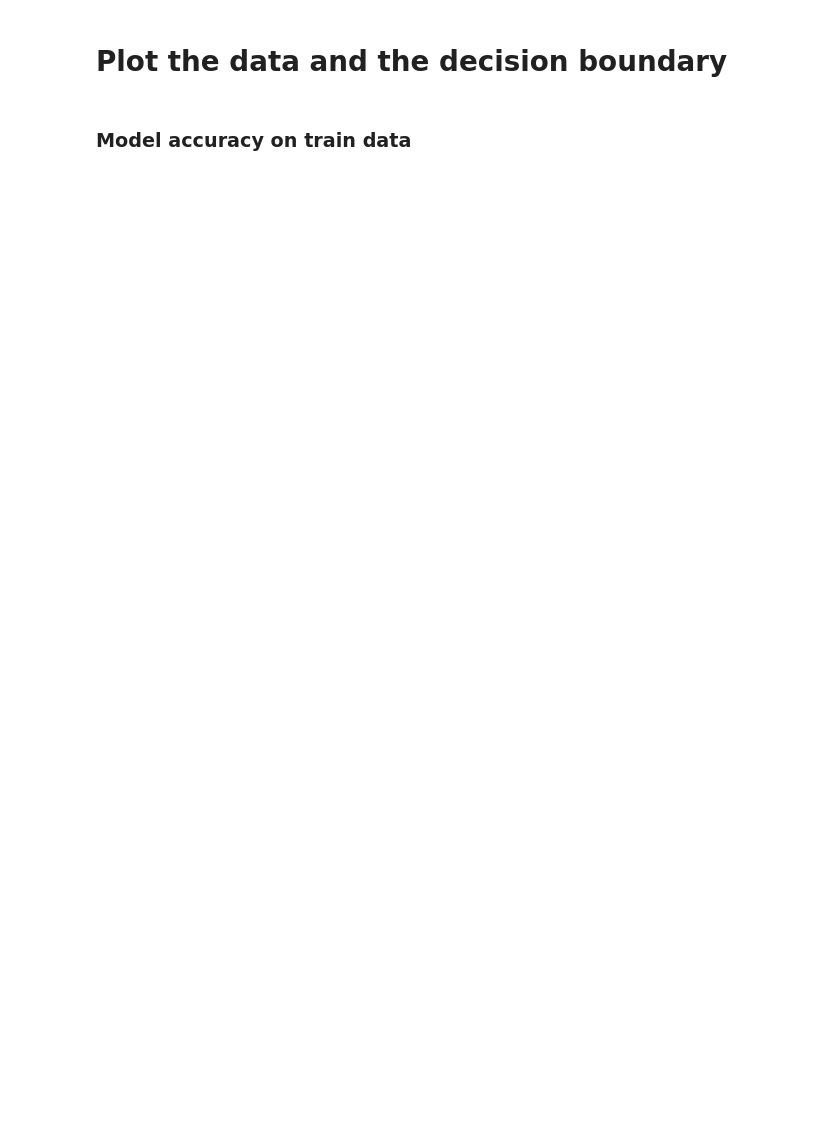
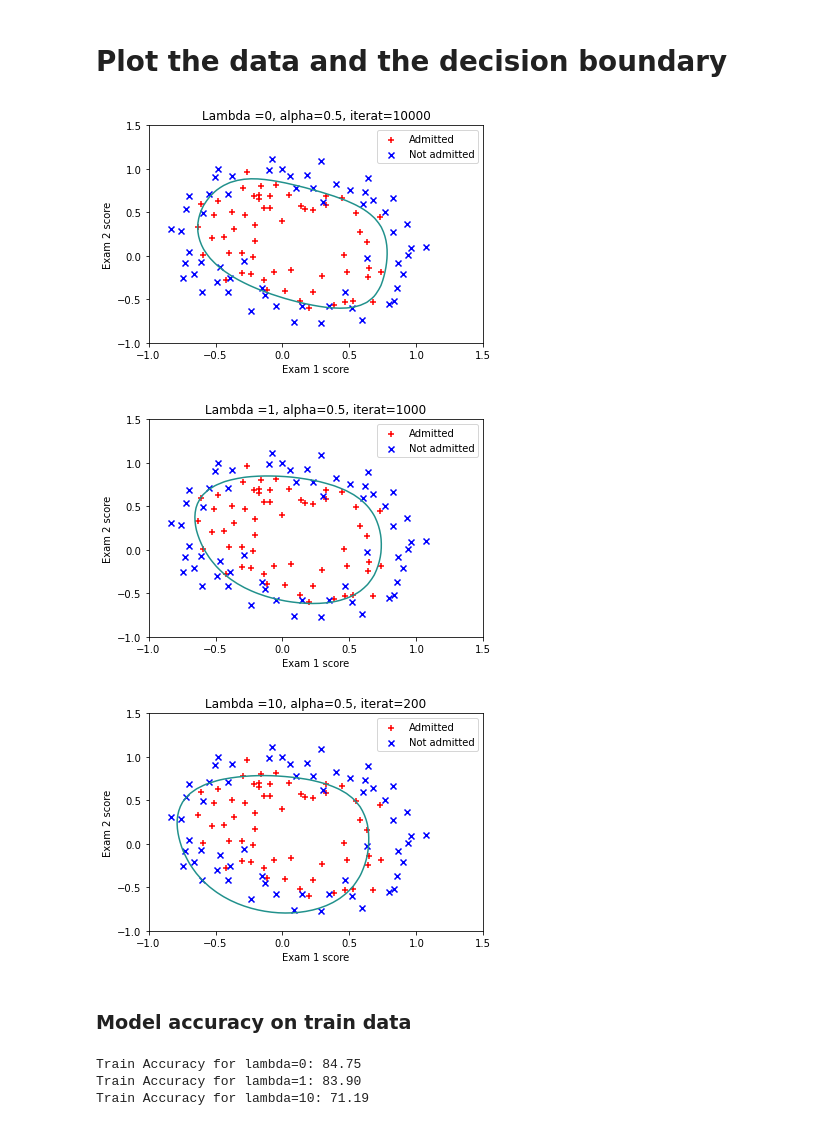
Before and after one commit to pedrovt/aa-labs, a Jupyter notebook: Lab3-LogisticRegression/ML_Regularized_LogReg.ipynb, the cells around one changed output. Saved outputs shown, nothing was run; the diff lists cells and outputs as text; code cells hidden in the pictures; blank space fills up the shorter version.

```diff
--- a/Lab3-LogisticRegression/ML_Regularized_LogReg.ipynb
+++ b/Lab3-LogisticRegression/ML_Regularized_LogReg.ipynb
@@ -89,7 +128,7 @@ def sigmoid(z):
     """
     return the sigmoid of z
     """
-    gz=?
+    gz = 1/(1 + np.exp(-z))
 
     return gz
 # %%
@@ -220,23 +284,29 @@ def mapFeaturePlot(x1,x2,degree):
             out= np.hstack((out,terms))
     return out
 # %%
-plt.scatter(Xmap[pos[:,0],1],Xmap[pos[:,0],2],c="r",marker="+",label="Admitted")
-plt.scatter(Xmap[neg[:,0],1],Xmap[neg[:,0],2],c="b",marker="x",label="Not admitted")
+for values_index in range(0, len(Lambda)):
+    plt.scatter(Xmap[pos[:,0],1],Xmap[pos[:,0],2],c="r",marker="+",label="Admitted")
+    plt.scatter(Xmap[neg[:,0],1],Xmap[neg[:,0],2],c="b",marker="x",label="Not admitted")
 
-# Plotting decision boundary
+    # Plotting decision boundary
 
-u_vals = np.linspace(-1,1.5,50)
-v_vals= np.linspace(-1,1.5,50)
-z=np.zeros((len(u_vals),len(v_vals)))
-for i in range(len(u_vals)):
-    for j in range(len(v_vals)):
-        z[i,j] =mapFeaturePlot(u_vals[i],v_vals[j],degree) @ theta
+    u_vals = np.linspace(-1,1.5,50)
+    v_vals= np.linspace(-1,1.5,50)
+    z=np.zeros((len(u_vals),len(v_vals)))
+    for i in range(len(u_vals)):
+        for j in range(len(v_vals)):
+            z[i,j] =mapFeaturePlot(u_vals[i],v_vals[j],degree) @ theta_values[values_index]
 
-plt.contour(u_vals,v_vals,z.T,0)
-plt.xlabel("Exam 1 score")
-plt.ylabel("Exam 2 score")
-plt.legend(loc=0)
-plt.title('Lambda =?, alpha=0.5, iterat=?')
+    plt.contour(u_vals,v_vals,z.T,0)
+    plt.xlabel("Exam 1 score")
+    plt.ylabel("Exam 2 score")
+    plt.legend(loc=0)
+    plt.title('Lambda ={}, alpha=0.5, iterat={}'.format(Lambda[values_index], iterat[values_index]))
+    plt.show()
+# %% [output]
+[figure, added]
+[figure, added]
+[figure, added]
 # %% [markdown]
 ### Model accuracy on train data
 # %%
@@ -248,6 +318,11 @@ def classifierPredict(theta,X):
 
     return h>0
 # %%
-p=classifierPredict(theta,Xmap)
+for values_index in range(0, len(Lambda)):
+    p=classifierPredict(theta_values[values_index],Xmap)
 
-print("Train Accuracy:", (sum(p==y)/len(y)*100)[0],"%")
+    print("Train Accuracy for lambda={}: {:.2f}".format(Lambda[values_index], (sum(p==y)/len(y)*100)[0],"%"))
+# %% [output]
+Train Accuracy for lambda=0: 84.75
+Train Accuracy for lambda=1: 83.90
+Train Accuracy for lambda=10: 71.19
```
Also changed, not shown: parts of 11 cells of this notebook.
